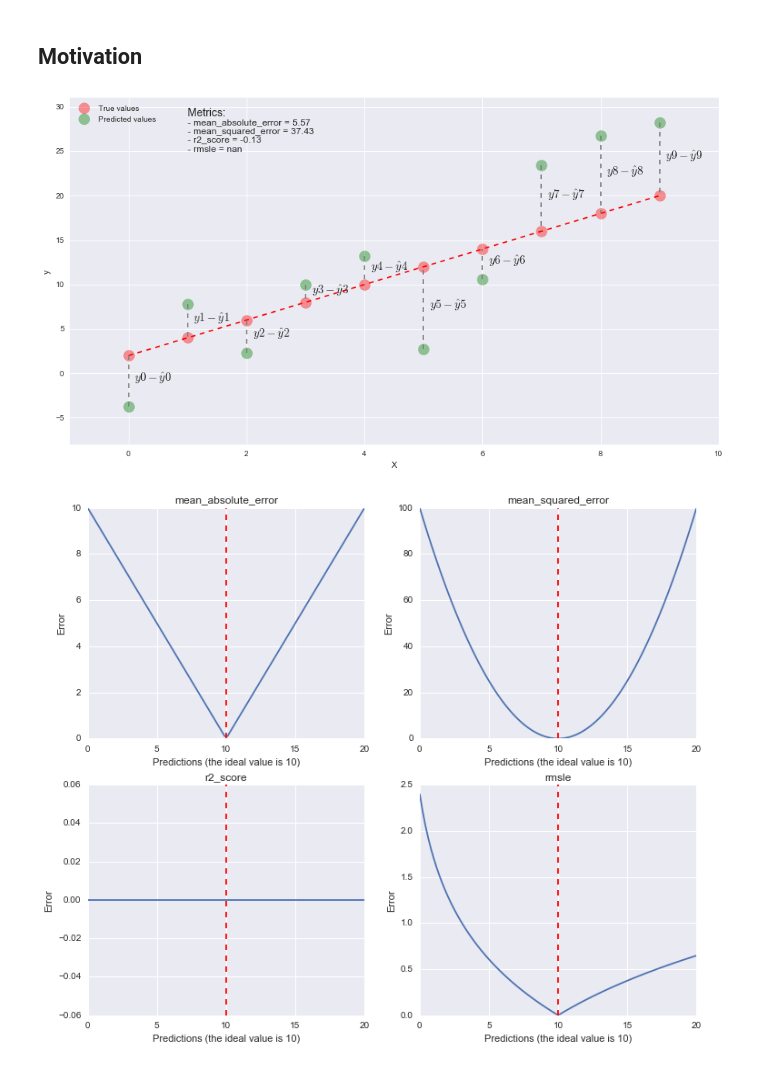
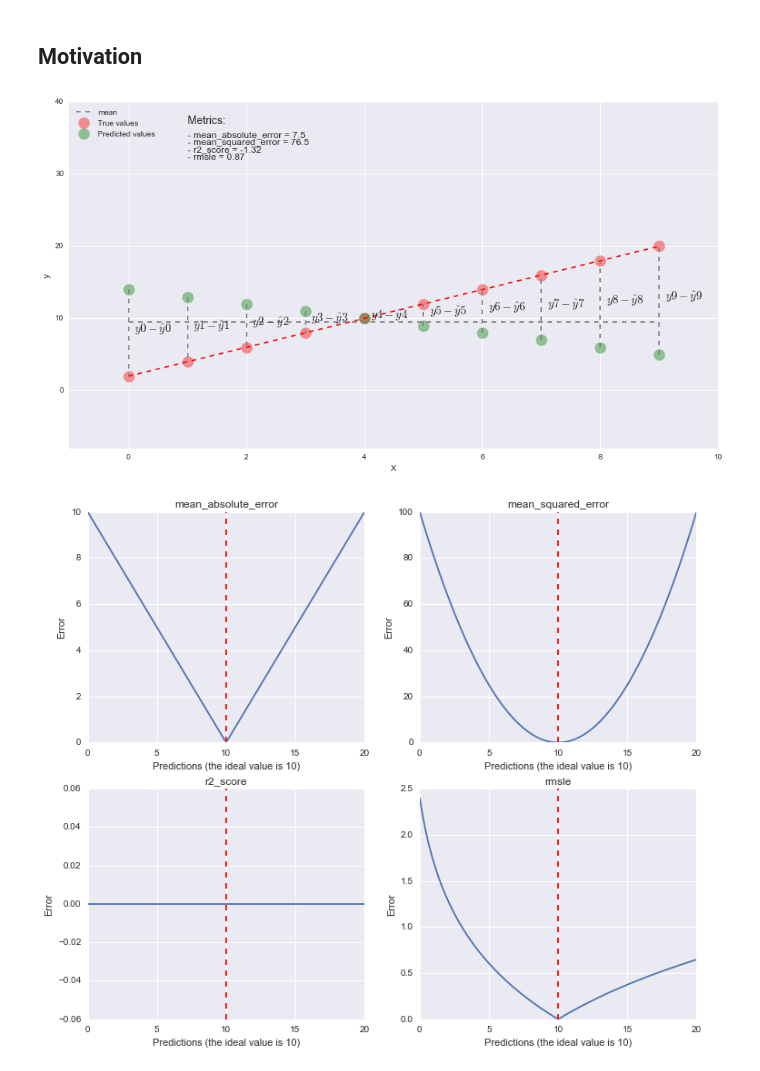
Before and after one commit to alcz86/model_evaluation, a Jupyter notebook: step1-regression.ipynb, the cells around one changed output. Saved outputs shown, nothing was run; the diff lists cells and outputs as text; code cells hidden in the pictures.

Commit message:
add widget for step1

```diff
--- a/step1-regression.ipynb
+++ b/step1-regression.ipynb
@@ -15,61 +18,72 @@ import seaborn; seaborn.set()
 # %% [markdown]
 ## Motivation
 # %%
-def ground_truth(x):
-    """Ground truth -- function to approximate"""
-    return x*2 + 2
+def plot_interactive(k, b):
+    def ground_truth(x):
+        """Ground truth -- function to approximate"""
+        return x*2 + 2
 
-def gen_data(n_samples):
-    """generate training and testing data"""
-    np.random.seed(15)
-    X = np.arange(n_samples)
+    def gen_data(n_samples):
+        """generate training and testing data"""
+        np.random.seed(15)
+        X = np.arange(n_samples)
 
-    sign = np.array([pow(-1, np.random.randint(2) + 1) for x in range(n_samples)])
-    offset = np.random.uniform(1, 10, size=n_samples) * sign
+        sign = np.array([pow(-1, np.random.randint(2) + 1) for x in range(n_samples)])
+        offset = np.random.uniform(1, 10, size=n_samples) * sign
 
-    y_pred = ground_truth(X) + offset
-    y_true = ground_truth(X)
+        f_pred = lambda x: k * x + b
+        y_pred = f_pred(X)
+        y_true = ground_truth(X)
 
-    return X, y_pred, y_true
+        return X, y_pred, y_true
 
-X, y_pred, y_true = gen_data(10)
+    X, y_pred, y_true = gen_data(10)
 
-metrics = [mean_absolute_error, mean_squared_error, r2_score, rmsle]
+    metrics = [mean_absolute_error, mean_squared_error, r2_score, rmsle]
 
-def plot_data(alpha=0.4, s=200):
-    fig = plt.figure(figsize=(15, 8))
+    def plot_data(alpha=0.4, s=200):
+        fig = plt.figure(figsize=(15, 8))
 
-    plt.plot(X, y_true, '--', c = 'r')
-    #plt.plot(X, y_pred, '--', c = 'g')
-    plt.scatter(X, y_true, s=s, alpha=alpha, color='r', label="True values")
-    plt.scatter(X, y_pred, s=s, alpha=alpha, color='g', label="Predicted values")
+        plt.plot(X, y_true, '--', c = 'r')
+        plt.plot(X, [np.mean(y_pred)]*len(y_pred), '--', c = 'gray', label="mean")
 
-    plt.xlim((0, 10))
-    plt.ylabel('y')
-    plt.xlabel('X')
+        plt.scatter(X, y_true, s=s, alpha=alpha, color='r', label="True values")
+        plt.scatter(X, y_pred, s=s, alpha=alpha, color='g', label="Predicted values")
 
-    plt.legend( loc='upper left' )
-    plt.xlim(-1, 10)
-    plt.ylim(-8, 31)
+        plt.xlim((0, 10))
+        plt.ylabel('y')
+        plt.xlabel('X')
+
+        plt.legend( loc='upper left' )
+        plt.xlim(-1, 10)
+        plt.ylim(-8, 40)
 
 
-    for i, x in enumerate(X):
-        plt.plot([x, x], [y_pred[i], y_true[i]], ls='--', c = 'grey')
-        plt.text(i + 0.1, y_pred[i] - (y_pred[i]-y_true[i]) / 2., "$y{0} - \hat y{0}$".format(i), fontsize=15)
+        for i, x in enumerate(X):
+            plt.plot([x, x], [y_pred[i], y_true[i]], ls='--', c = 'grey')
+            plt.text(i + 0.1, y_pred[i] - (y_pred[i]-y_true[i]) / 2., "$y{0} - \hat y{0}$".format(i), fontsize=15)
 
 
-    plt.text(1, 29, 'Metrics:', fontsize=14)
-    for i, metric in enumerate(metrics):
-        score = round(metric(y_true, y_pred), 2)
-        plt.text(1, 28 - i, '- {0} = {1}'.format(metric.__name__, score), fontsize=12)
+        plt.text(1, 37, 'Metrics:', fontsize=14)
+        for i, metric in enumerate(metrics):
+            score = round(metric(y_true, y_pred), 2)
+            plt.text(1, 35 - i, '- {0} = {1}'.format(metric.__name__, score), fontsize=12)
 
-    plt.show()
+        plt.show()
 
 
 
-plot_data()
+    plot_data()
+
+
+
+k = widgets.IntSlider(min=-2, max=5, value=-1)
+b = widgets.IntSlider(min=-30, max=30, value=14)
+
+w = widgets.interactive(plot_interactive,k=k, b=b)
+display(w)
 # %% [output]
-[figure, old version]
+[figure, new version]
 # %%
 fig = plt.figure(figsize=(12, 10))
 
```
Also changed, not shown: parts of 1 cell of this notebook, 1 other file.
